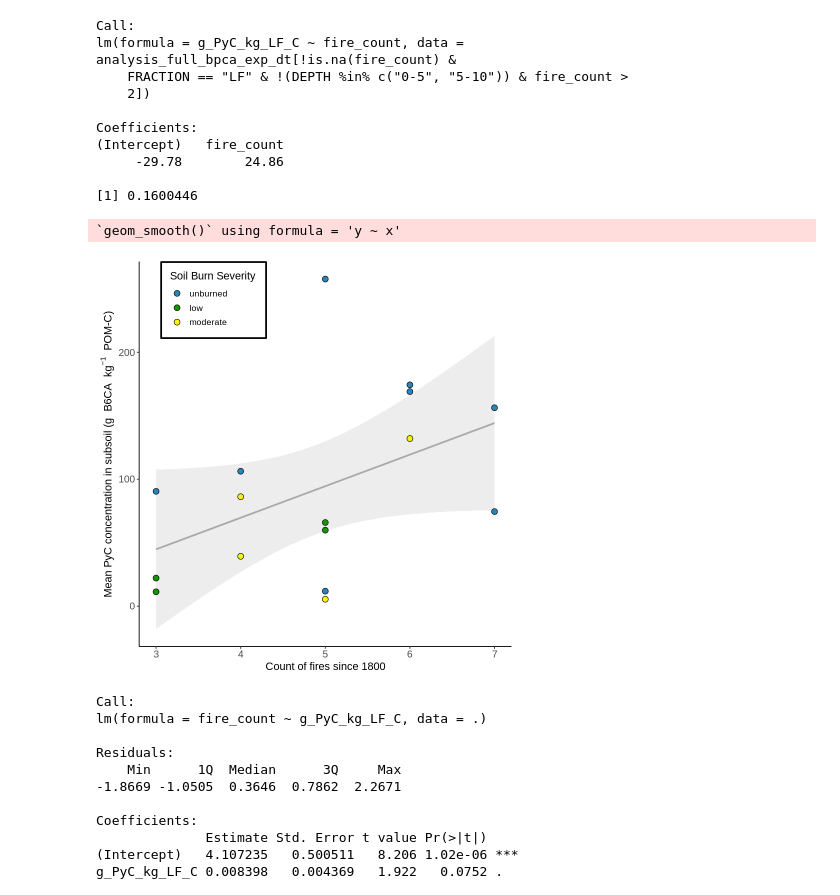
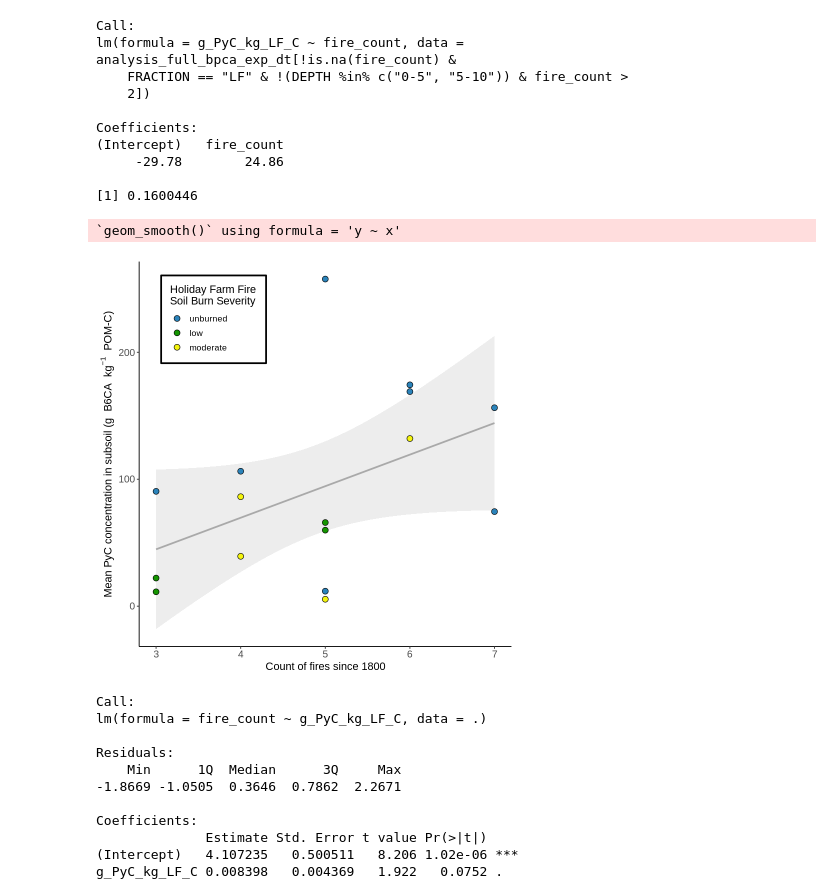
Before and after one commit to hayleypc/BPCA_HFF, a Jupyter notebook: BPCA_analysis_plotting.ipynb, the cells around one changed output. Drawn from its saved outputs; the diff is of its cells as text; code cells hidden in the pictures.

```diff
--- a/BPCA_analysis_plotting.ipynb
+++ b/BPCA_analysis_plotting.ipynb
@@ -1075,39 +1075,36 @@ analysis_full_bpca_exp_dt %>% names
 # %%
 analysis_full_bpca_exp_dt[!is.na(fire_count) & FRACTION == 'LF' & !(DEPTH %in% c('0-5', '5-10')) & fire_count > 2][, list(g_PyC_kg_LF_C = mean(g_PyC_kg_LF_C)), by = .(SITE, fire_count, fire_frequency, BURN_SEVERITY)] %>%
   ggplot(aes(y = g_PyC_kg_LF_C, x = fire_count)) +
   geom_smooth(method = 'lm',
               se = TRUE,
               colour = 'darkgray',
               fill = 'lightgray') +
   geom_point(aes(color = BURN_SEVERITY, fill = BURN_SEVERITY), size = 3, shape = 21, color = 'black') +
   theme_classic() +
-  theme(legend.position = c(.2, .9), text = element_text(size = 13),
+  theme(legend.position = c(.2, .85), text = element_text(size = 13),
                   axis.text = element_text(size = 12),
                    legend.box.margin = margin(5, 5, 5, 5),
     legend.box.background = element_rect(color = 'black', size = 1)
   ) +
   guides(color = guide_legend(
     title.position = 'top',
     keywidth = 0.7,
     keyheight = 0.7,
     label.position = 'bottom',
     ncol = 1,
     byrow = TRUE
   )) +
-  scale_color_manual(values = c('#2b83ba', '#159501', '#f4f40e'),
-                     name = 'Soil Burn Severity - Holiday Farm Fire',
-                     labels = c('unburned', 'low', 'moderate')) +
   scale_fill_manual(values = c('#2b83ba', '#159501', '#f4f40e'),
-                    name = 'Soil Burn Severity',
+                    name = 'Holiday Farm Fire\nSoil Burn Severity',
                     labels = c('unburned', 'low', 'moderate')) +
   ylab(bquote('Mean PyC concentration in subsoil (' * g ~ 'B6CA' ~ kg^-1 ~ 'POM-C' * ')')) +
   xlab('Count of fires since 1800')
 
 #b1b119
 #f4f40e
 # %% [output]
 `geom_smooth()` using formula = 'y ~ x'
-[figure, old version]
+[figure, new version]
 # %%
 #'whitesmoke'
 analysis_full_bpca_exp_dt[!is.na(fire_count) &FRACTION =='LF' &!(DEPTH %in% c('0-5','5-10'))&fire_count>2][,list(g_PyC_kg_LF_C = mean(g_PyC_kg_LF_C)),by=.(SITE,fire_count,fire_frequency,BURN_SEVERITY)] %>%
```
